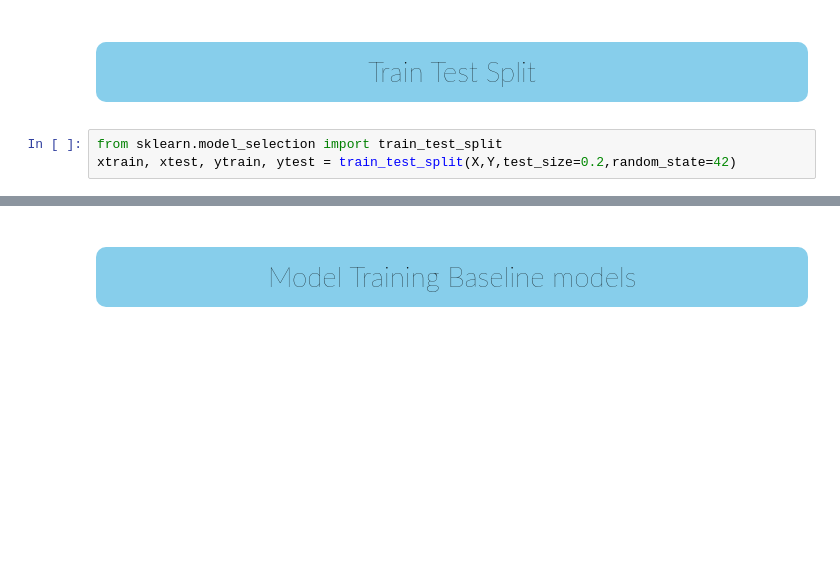
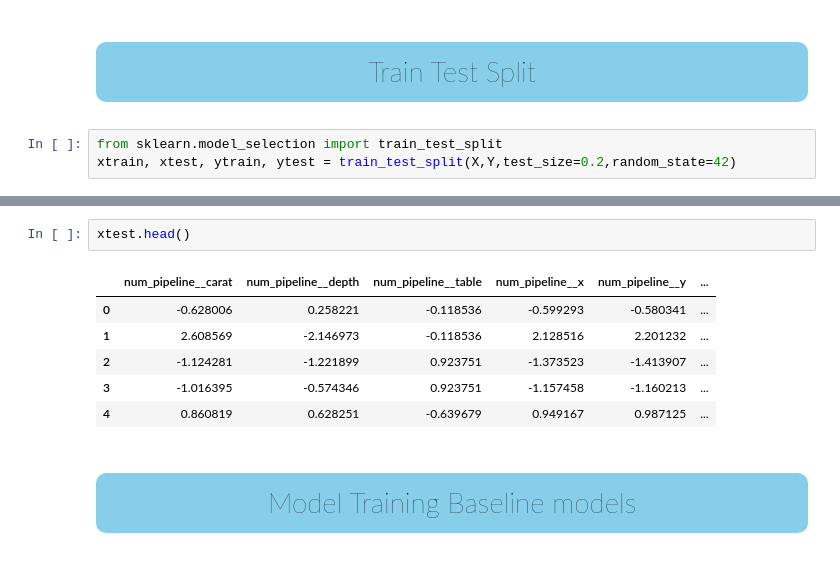
Before and after one commit to utkarshg1/mlproject_regression, a Jupyter notebook: notebook/2_Model_Training_Gemstone.ipynb, the cells around one changed output, grey strips where cells are left out. Cells and saved outputs as stored; diff of their text form; blank space fills up the shorter version.

```diff
--- a/notebook/2_Model_Training_Gemstone.ipynb
+++ b/notebook/2_Model_Training_Gemstone.ipynb
@@ -78,3 +111,12 @@ xtest = pd.DataFrame(ss.transform(xtest),columns=xtest.columns)
+# %%
+xtest.head()
+# %% [output]
+|  | num_pipeline__carat | num_pipeline__depth | num_pipeline__table | num_pipeline__x | num_pipeline__y | ... |
+| 0 | -0.628006 | 0.258221 | -0.118536 | -0.599293 | -0.580341 | ... |
+| 1 | 2.608569 | -2.146973 | -0.118536 | 2.128516 | 2.201232 | ... |
+| 2 | -1.124281 | -1.221899 | 0.923751 | -1.373523 | -1.413907 | ... |
+| 3 | -1.016395 | -0.574346 | 0.923751 | -1.157458 | -1.160213 | ... |
+| 4 | 0.860819 | 0.628251 | -0.639679 | 0.949167 | 0.987125 | ... |
 # %% [markdown]
 # <p style="padding:10px;background-color:#87CEEB ;margin:10;color:#000000;font-family:newtimeroman;font-size:100%;text-align:center;border-radius: 10px 10px ;overflow:hidden;font-weight:50">Model Training Baseline models</p>
 # %% [markdown]
```
Also changed, not shown: parts of 24 cells of this notebook, 9 other files.
